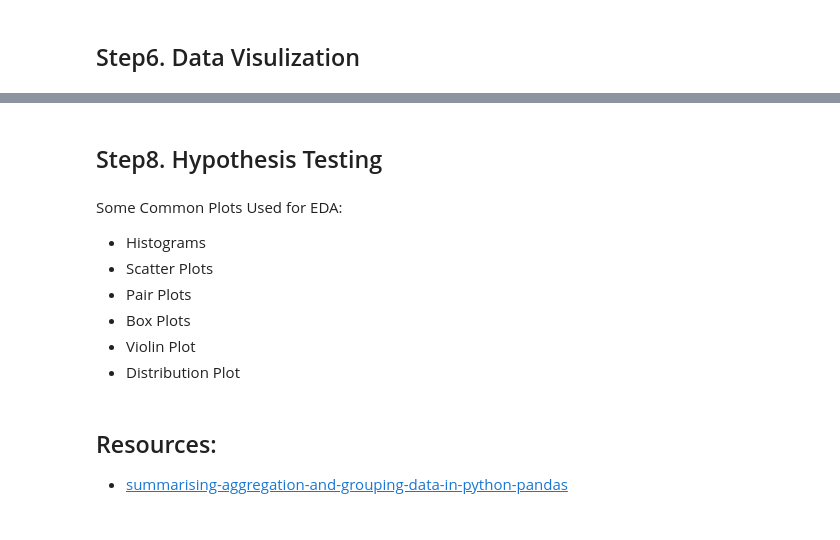
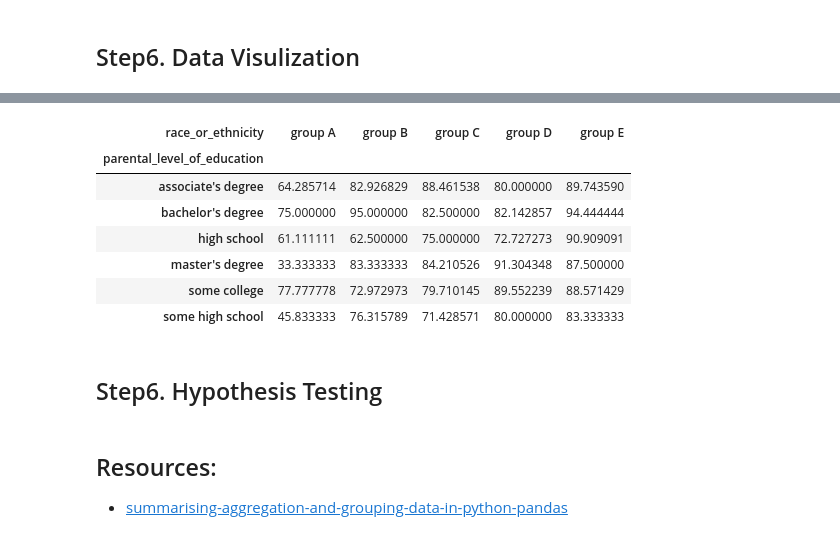
Before and after one commit to bhadreshpsavani/ExploringDataScience, a Jupyter notebook: Exploratory_Data_Analysis.ipynb, the cells around one changed output, grey strips where cells are left out. Drawn from its saved outputs; the diff is of its cells as text; code cells hidden in the pictures.

```diff
--- a/Exploratory_Data_Analysis.ipynb
+++ b/Exploratory_Data_Analysis.ipynb
@@ -131,13 +173,16 @@ Name: test_preparation_course, dtype: int64
+# %%
+df.pivot_table(index='parental_level_of_education', columns='race_or_ethnicity', values='result')*100
+# %% [output]
+| race_or_ethnicity | group A | group B | group C | group D | group E |
+| parental_level_of_education |  |  |  |  |  |
+| associate's degree | 64.285714 | 82.926829 | 88.461538 | 80.000000 | 89.743590 |
+| bachelor's degree | 75.000000 | 95.000000 | 82.500000 | 82.142857 | 94.444444 |
+| high school | 61.111111 | 62.500000 | 75.000000 | 72.727273 | 90.909091 |
+| master's degree | 33.333333 | 83.333333 | 84.210526 | 91.304348 | 87.500000 |
+| some college | 77.777778 | 72.972973 | 79.710145 | 89.552239 | 88.571429 |
+| some high school | 45.833333 | 76.315789 | 71.428571 | 80.000000 | 83.333333 |
 # %% [markdown]
-## Step8. Hypothesis Testing
+## Step6. Hypothesis Testing
-# %% [markdown]
-Some Common Plots Used for EDA:
-* Histograms
-* Scatter Plots
-* Pair Plots
-* Box Plots
-* Violin Plot
-* Distribution Plot
 # %% [markdown]
 ## Resources:
 * [summarising-aggregation-and-grouping-data-in-python-pandas](https://www.shanelynn.ie/summarising-aggregation-and-grouping-data-in-python-pandas/)
```
Also changed, not shown: parts of 11 cells of this notebook.
